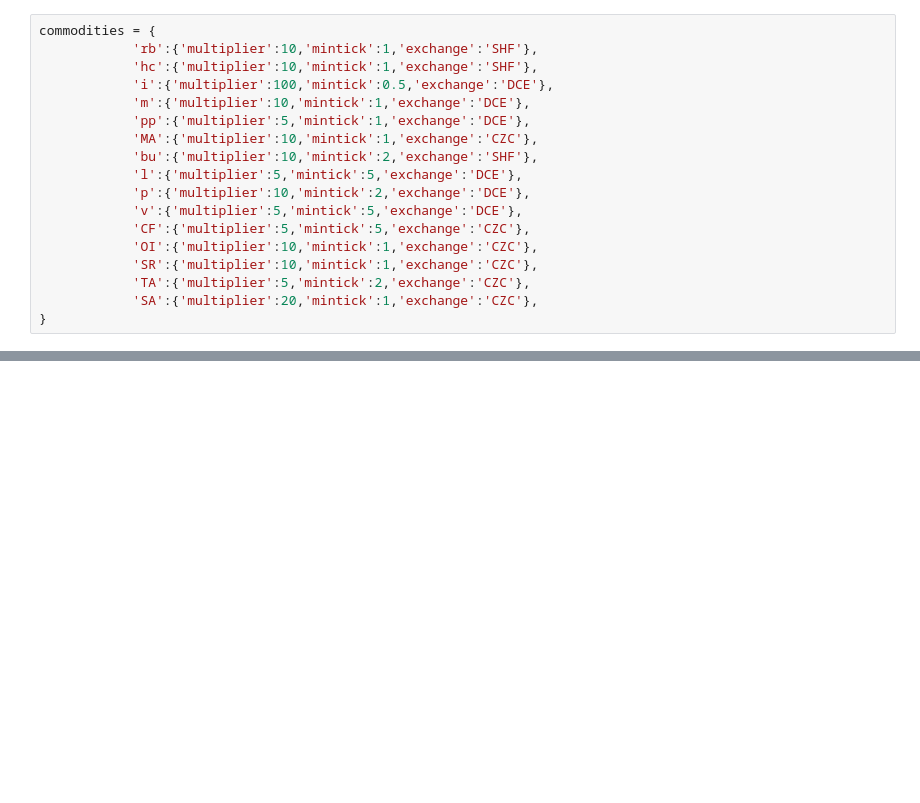
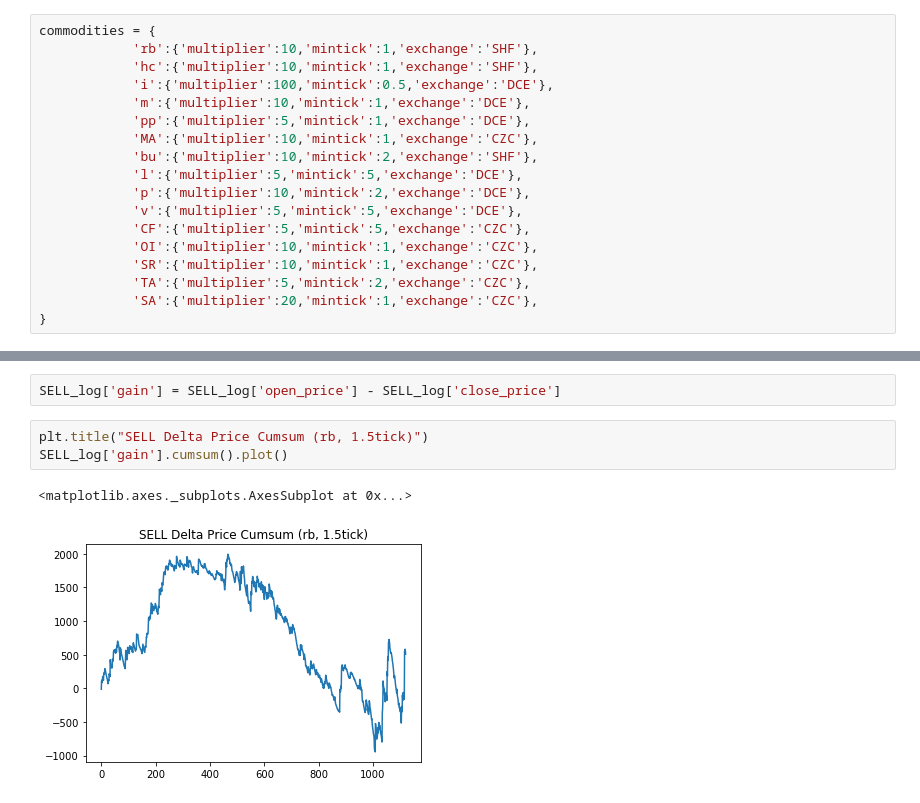
Before and after one commit to RichardS0268/Stock_cn_T0_Trend, a Jupyter notebook: CTA_data.ipynb, the cells around one changed output, grey strips where cells are left out. Saved outputs shown, nothing was run; the diff lists cells and outputs as text; blank space fills up the shorter version.

```diff
--- a/CTA_data.ipynb
+++ b/CTA_data.ipynb
@@ -100,0 +390,8 @@ list(slice['CLOCK'][:500])
+# %%
+SELL_log['gain'] = SELL_log['open_price'] - SELL_log['close_price']
+# %%
+plt.title("SELL Delta Price Cumsum (rb, 1.5tick)")
+SELL_log['gain'].cumsum().plot()
+# %% [output]
+<matplotlib.axes._subplots.AxesSubplot at 0x...>
+[figure, added]
```
Also changed, not shown: parts of 65 cells of this notebook, 1 other file.
